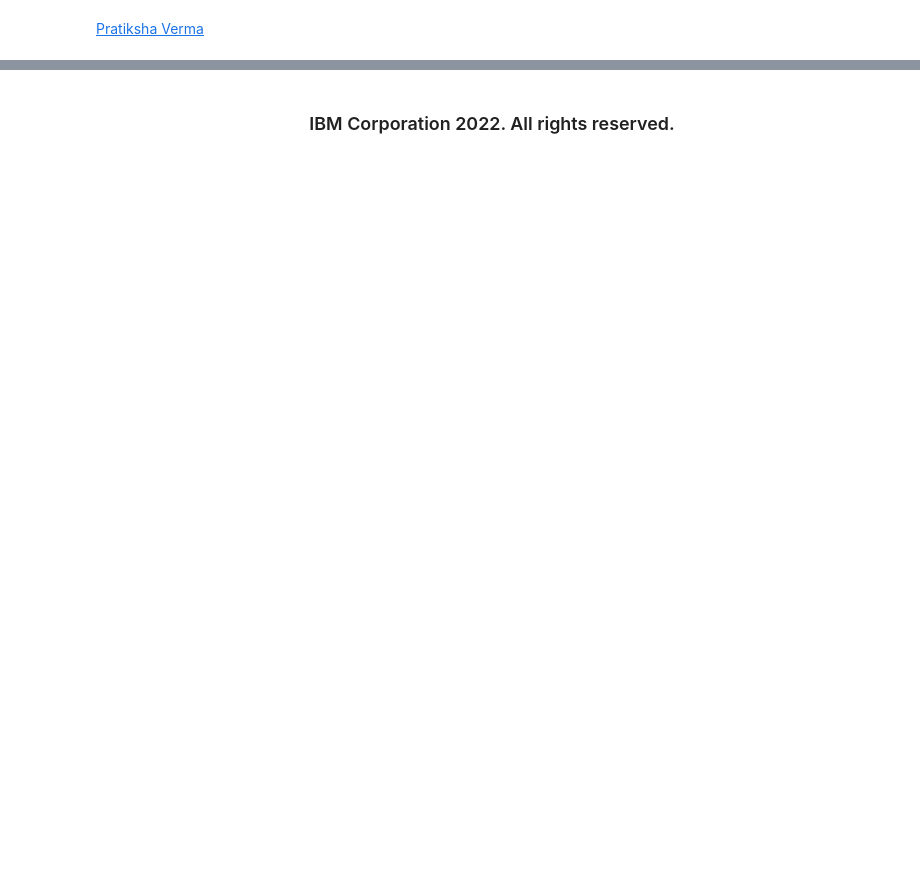
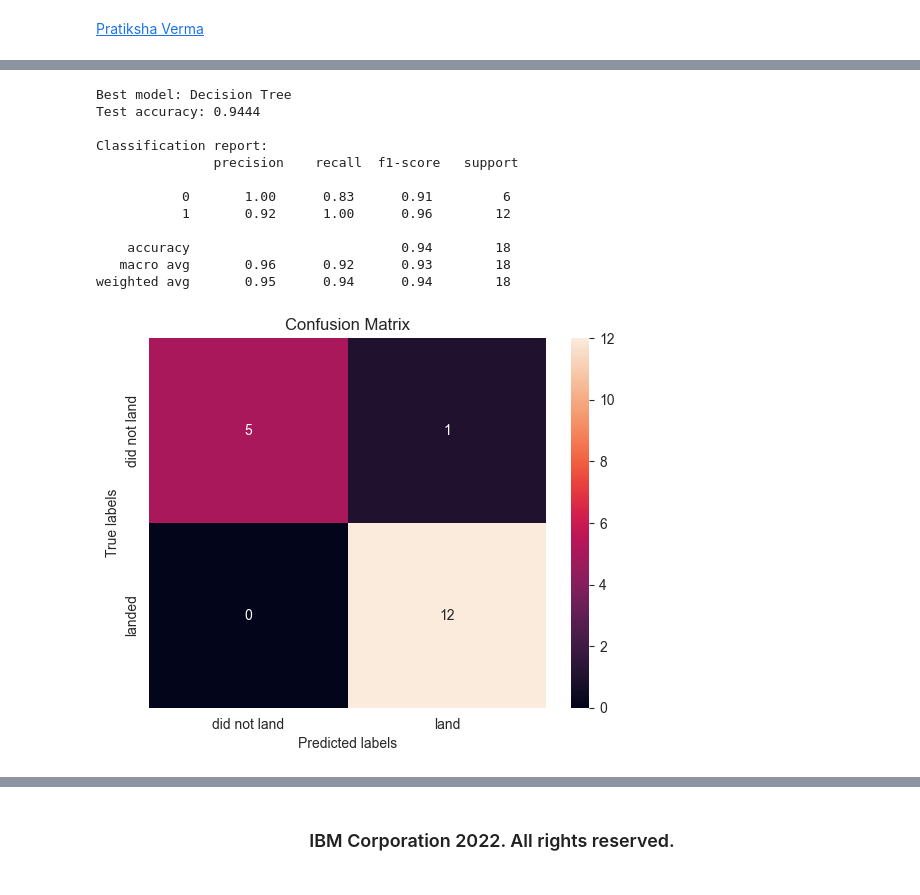
Before and after one commit to MamadyMagass/Applied-Data-Science-Capstone-IBM, a Jupyter notebook: week_4/SpaceX_Machine Learning Prediction_Part_5.ipynb, the cells around one changed output, grey strips where cells are left out. Cells and saved outputs as stored; diff of their text form; code cells hidden in the pictures; blank space fills up the shorter version.

Commit message:
updating prediction file

```diff
--- a/week_4/SpaceX_Machine Learning Prediction_Part_5.ipynb
+++ b/week_4/SpaceX_Machine Learning Prediction_Part_5.ipynb
@@ -452,5 +480,43 @@ print(feature_importance_df)
 # %% [markdown]
 <!--## Change Log--!>
+# %%
+# ...existing code...
+from sklearn.metrics import confusion_matrix, classification_report, accuracy_score
+
+# pick best model (acc_df created earlier)
+best_name = acc_df.iloc[0]['Model']
+model_map = {
+    'Logistic Regression': logreg_cv,
+    'SVM': svm_cv,
+    'Decision Tree': tree_cv,
+    'KNN': knn_cv
+}
+best_cv = model_map[best_name]
+
+# predict on test set
+y_pred = best_cv.predict(X_test)
+
+print(f"Best model: {best_name}")
+print("Test accuracy:", f"{accuracy_score(Y_test, y_pred):.4f}")
+print("\nClassification report:\n", classification_report(Y_test, y_pred))
+
+# plot confusion matrix using helper already defined in the notebook
+plot_confusion_matrix(Y_test, y_pred)
+# ...existing code...
+# %% [output]
+Best model: Decision Tree
+Test accuracy: 0.9444
+
+Classification report:
+               precision    recall  f1-score   support
+
+           0       1.00      0.83      0.91         6
+           1       0.92      1.00      0.96        12
+
+    accuracy                           0.94        18
+   macro avg       0.96      0.92      0.93        18
+weighted avg       0.95      0.94      0.94        18
+[figure, added]
 # %% [markdown]
 <!--| Date (YYYY-MM-DD) | Version | Changed By      | Change Description      |
 | ----------------- | ------- | -------------   | ----------------------- |
```
Also changed, not shown: parts of 5 cells of this notebook.
